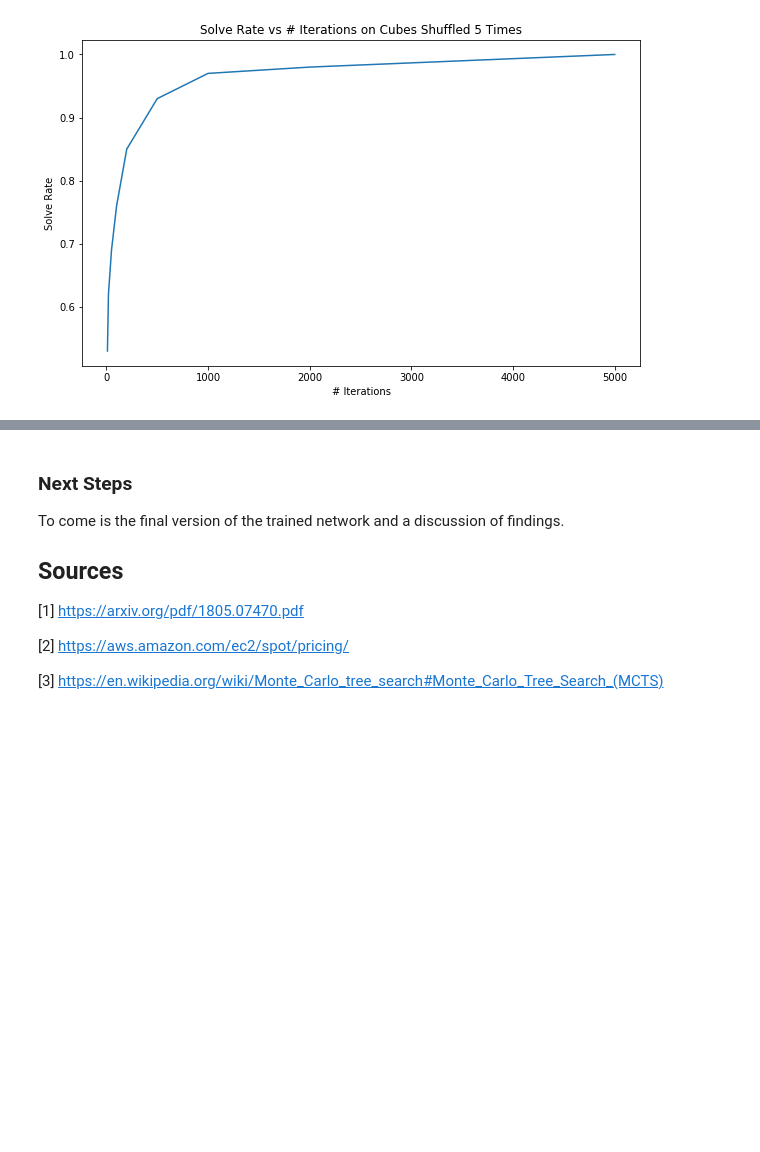
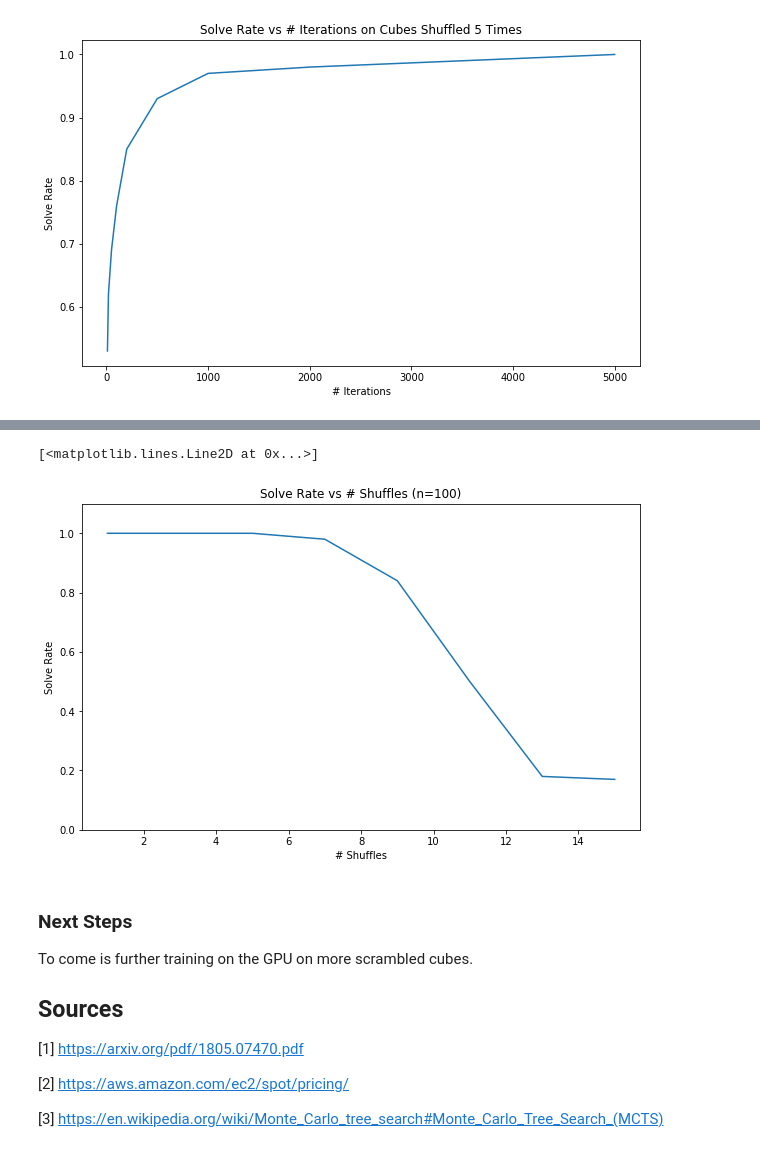
Before and after one commit to MattD18/rubiks-cube, a Jupyter notebook: notebooks/Part 2.ipynb, the cells around one changed output, grey strips where cells are left out. Drawn from its saved outputs; the diff is of its cells as text; code cells hidden in the pictures; blank space fills up the shorter version.

```diff
--- a/notebooks/Part 2.ipynb
+++ b/notebooks/Part 2.ipynb
@@ -135,7 +227,23 @@ plt.plot(n_searches,solve_rate)
+# %%
+results_df = pd.read_csv('../results/20191224023143.csv')
+results_df = results_df.sort_values('num_shuffles')
+num_shuffles = results_df['num_shuffles'].values
+solve_rate = results_df['solve_rate'].values
+
+plt.figure(figsize=(10,6))
+plt.xlabel("# Shuffles")
+plt.ylabel("Solve Rate")
+plt.title("Solve Rate vs # Shuffles (n=100)")
+plt.ylim(0,1.1)
+plt.plot(num_shuffles,solve_rate)
+# %% [output]
+[<matplotlib.lines.Line2D at 0x...>]
+[figure, added]
 # %% [markdown]
 ### Next Steps
 
-To come is the final version of the trained network and a discussion of findings.
+To come is further training on the GPU on more scrambled cubes.
+
 
 ## Sources
 
```
Also changed, not shown: parts of 2 cells of this notebook, 2 other files.
